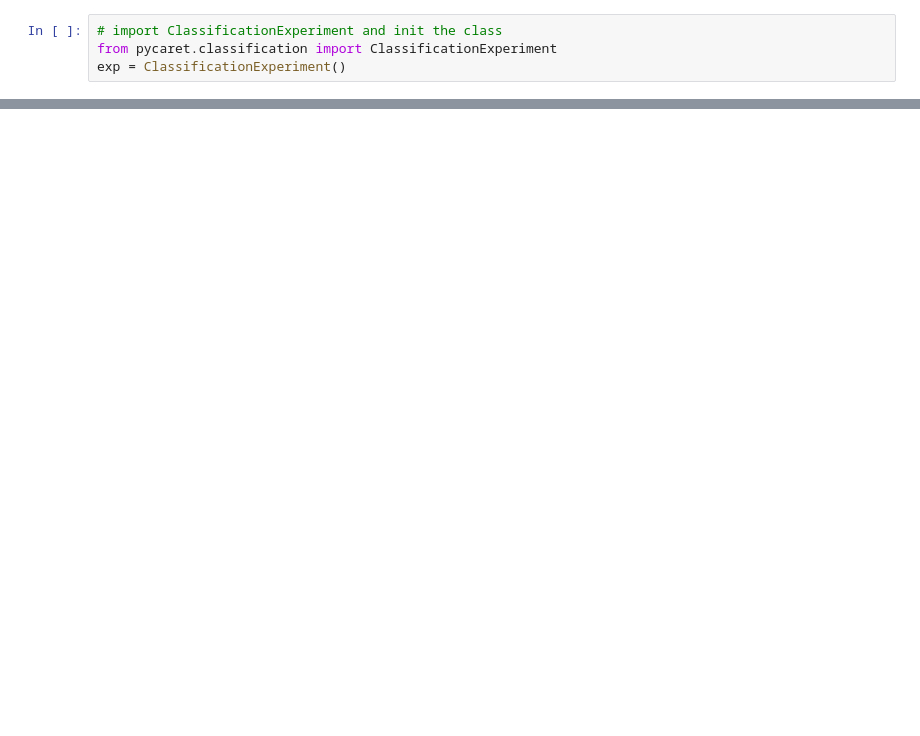
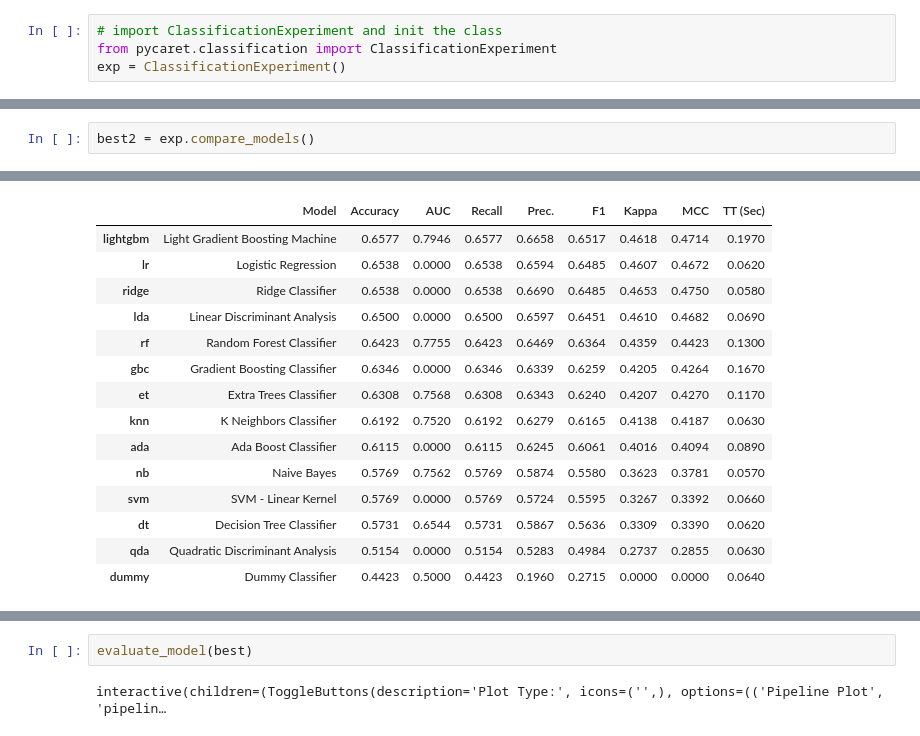
Before and after one commit to kristhyanlz/Predict_ECE_from_SA45, a Jupyter notebook: backend/trainModel2.ipynb, the cells around one changed output, grey strips where cells are left out. Drawn from its saved outputs; the diff is of its cells as text; blank space fills up the shorter version.

```diff
--- a/backend/trainModel2.ipynb
+++ b/backend/trainModel2.ipynb
@@ -115 +115,4 @@ best = compare_models()
 [interactive output not drawn]
+# %%
+best2 = exp.compare_models()
+# %% [output]
@@ -115,0 +120,15 @@ best = compare_models()
+|  | Model | Accuracy | AUC | Recall | Prec. | F1 | Kappa | MCC | TT (Sec) |
+| lightgbm | Light Gradient Boosting Machine | 0.6577 | 0.7946 | 0.6577 | 0.6658 | 0.6517 | 0.4618 | 0.4714 | 0.1970 |
+| lr | Logistic Regression | 0.6538 | 0.0000 | 0.6538 | 0.6594 | 0.6485 | 0.4607 | 0.4672 | 0.0620 |
+| ridge | Ridge Classifier | 0.6538 | 0.0000 | 0.6538 | 0.6690 | 0.6485 | 0.4653 | 0.4750 | 0.0580 |
+| lda | Linear Discriminant Analysis | 0.6500 | 0.0000 | 0.6500 | 0.6597 | 0.6451 | 0.4610 | 0.4682 | 0.0690 |
+| rf | Random Forest Classifier | 0.6423 | 0.7755 | 0.6423 | 0.6469 | 0.6364 | 0.4359 | 0.4423 | 0.1300 |
+| gbc | Gradient Boosting Classifier | 0.6346 | 0.0000 | 0.6346 | 0.6339 | 0.6259 | 0.4205 | 0.4264 | 0.1670 |
+| et | Extra Trees Classifier | 0.6308 | 0.7568 | 0.6308 | 0.6343 | 0.6240 | 0.4207 | 0.4270 | 0.1170 |
+| knn | K Neighbors Classifier | 0.6192 | 0.7520 | 0.6192 | 0.6279 | 0.6165 | 0.4138 | 0.4187 | 0.0630 |
+| ada | Ada Boost Classifier | 0.6115 | 0.0000 | 0.6115 | 0.6245 | 0.6061 | 0.4016 | 0.4094 | 0.0890 |
+| nb | Naive Bayes | 0.5769 | 0.7562 | 0.5769 | 0.5874 | 0.5580 | 0.3623 | 0.3781 | 0.0570 |
+| svm | SVM - Linear Kernel | 0.5769 | 0.0000 | 0.5769 | 0.5724 | 0.5595 | 0.3267 | 0.3392 | 0.0660 |
+| dt | Decision Tree Classifier | 0.5731 | 0.6544 | 0.5731 | 0.5867 | 0.5636 | 0.3309 | 0.3390 | 0.0620 |
+| qda | Quadratic Discriminant Analysis | 0.5154 | 0.0000 | 0.5154 | 0.5283 | 0.4984 | 0.2737 | 0.2855 | 0.0630 |
+| dummy | Dummy Classifier | 0.4423 | 0.5000 | 0.4423 | 0.1960 | 0.2715 | 0.0000 | 0.0000 | 0.0640 |
@@ -116,3 +136,7 @@ best = compare_models()
+# %%
+evaluate_model(best)
+# %% [output]
+interactive(children=(ToggleButtons(description='Plot Type:', icons=('',), options=(('Pipeline Plot', 'pipelin…
 # %%
 # plot confusion matrix
 plot_model(best, plot = 'confusion_matrix')
```
Also changed, not shown: parts of 10 cells of this notebook, 4 other files.
